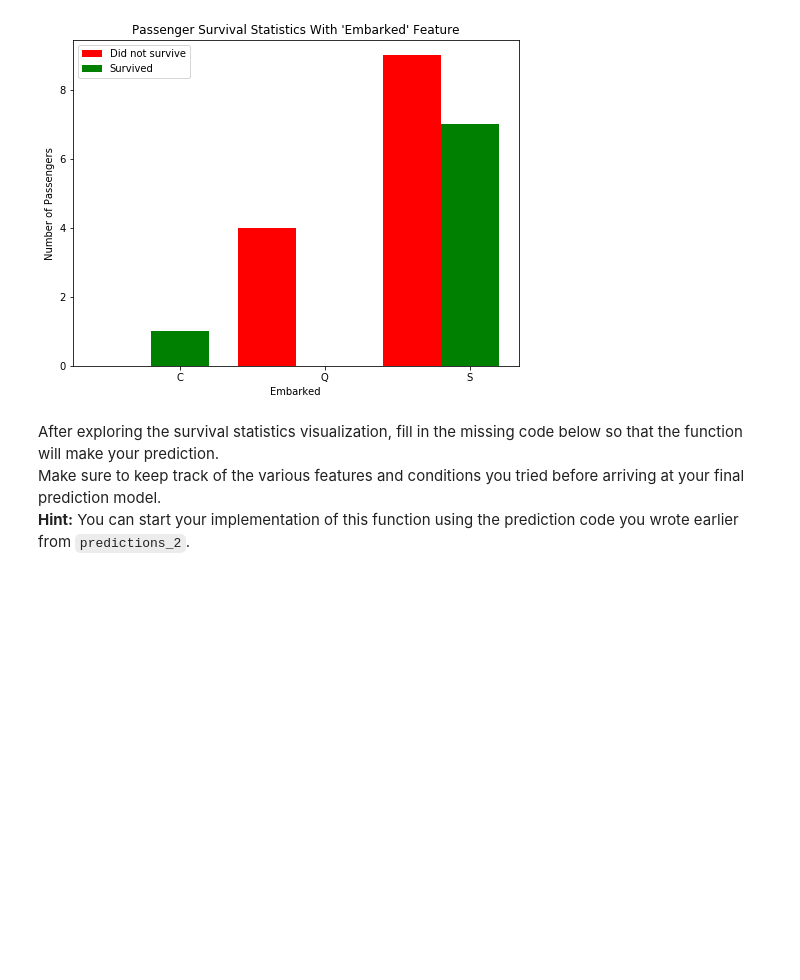
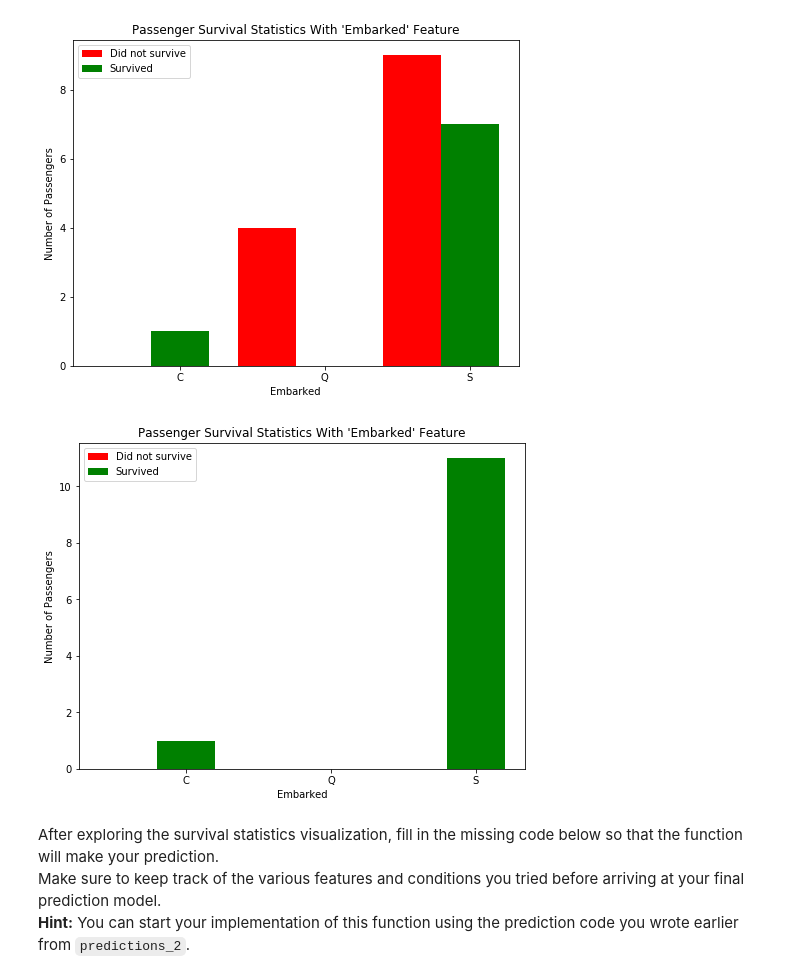
Before and after one commit to Pariyat/machine-learning, a Jupyter notebook: projects/titanic_survival_exploration/titanic_survival_exploration.ipynb, the cells around one changed output. Drawn from its saved outputs; the diff is of its cells as text; code cells hidden in the pictures; blank space fills up the shorter version.

```diff
--- a/projects/titanic_survival_exploration/titanic_survival_exploration.ipynb
+++ b/projects/titanic_survival_exploration/titanic_survival_exploration.ipynb
@@ -255,6 +256,10 @@ vs.survival_stats(data, outcomes, 'Embarked', ["Sex == 'female'", "Age < 18","Pc
 vs.survival_stats(data, outcomes, 'Embarked', ["Sex == 'male'", "Age < 10","Pclass == 3"])
 # %% [output]
 [figure]
+# %%
+vs.survival_stats(data, outcomes, 'Embarked', ["Sex == 'male'", "Age < 16","Pclass < 3"])
+# %% [output]
+[figure, added]
 # %% [markdown]
 After exploring the survival statistics visualization, fill in the missing code below so that the function will make your prediction.
 Make sure to keep track of the various features and conditions you tried before arriving at your final prediction model.
```
Also changed, not shown: parts of 4 cells of this notebook.
